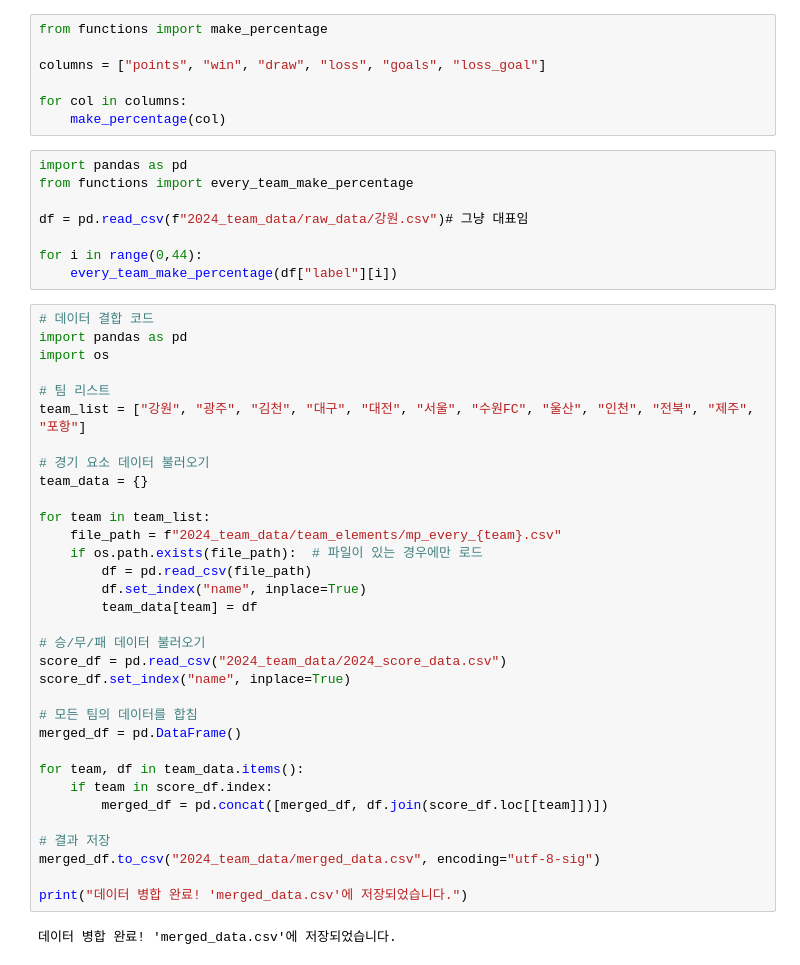
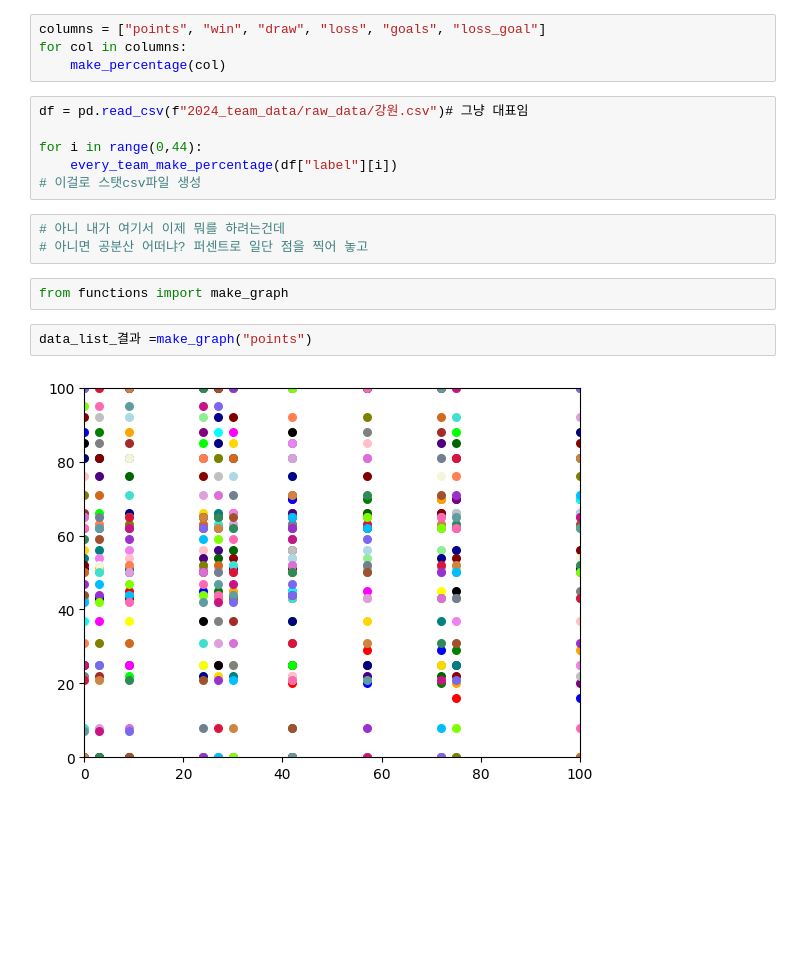
Before and after one commit to miasanmia1027/k_league_2025, a Jupyter notebook: association.ipynb, the cells around one changed output. Drawn from its saved outputs; the diff is of its cells as text; blank space fills up the shorter version.

```diff
--- a/association.ipynb
+++ b/association.ipynb
@@ -1,50 +53,19 @@
 # %%
-from functions import make_percentage
-
 columns = ["points", "win", "draw", "loss", "goals", "loss_goal"]
-
 for col in columns:
     make_percentage(col)
 # %%
-import pandas as pd
-from functions import every_team_make_percentage
-
 df = pd.read_csv(f"2024_team_data/raw_data/강원.csv")# 그냥 대표임
 
 for i in range(0,44):
     every_team_make_percentage(df["label"][i])
+# 이걸로 스탯csv파일 생성
-# %%
-# 데이터 결합 코드
-import pandas as pd
-import os
-
-# 팀 리스트
-team_list = ["강원", "광주", "김천", "대구", "대전", "서울", "수원FC", "울산", "인천", "전북", "제주", "포항"]
-
-# 경기 요소 데이터 불러오기
-team_data = {}
-
-for team in team_list:
-    file_path = f"2024_team_data/team_elements/mp_every_{team}.csv"
-    if os.path.exists(file_path):  # 파일이 있는 경우에만 로드
-        df = pd.read_csv(file_path)
-        df.set_index("name", inplace=True)
-        team_data[team] = df
-
-# 승/무/패 데이터 불러오기
-score_df = pd.read_csv("2024_team_data/2024_score_data.csv")
-score_df.set_index("name", inplace=True)
-
-# 모든 팀의 데이터를 합침
-merged_df = pd.DataFrame()
-
-for team, df in team_data.items():
-    if team in score_df.index:
-        merged_df = pd.concat([merged_df, df.join(score_df.loc[[team]])])
-
-# 결과 저장
-merged_df.to_csv("2024_team_data/merged_data.csv", encoding="utf-8-sig")
-
-print("데이터 병합 완료! 'merged_data.csv'에 저장되었습니다.")
-# %% [output]
-데이터 병합 완료! 'merged_data.csv'에 저장되었습니다.
+# %%
+# 아니 내가 여기서 이제 뭐를 하려는건데
+# 아니면 공분산 어떠냐? 퍼센트로 일단 점을 찍어 놓고
+# %%
+from functions import make_graph
+# %%
+data_list_결과 =make_graph("points")
+# %% [output]
+[figure, added]
```
Also changed, not shown: parts of 2 cells of this notebook, 1 other file.
